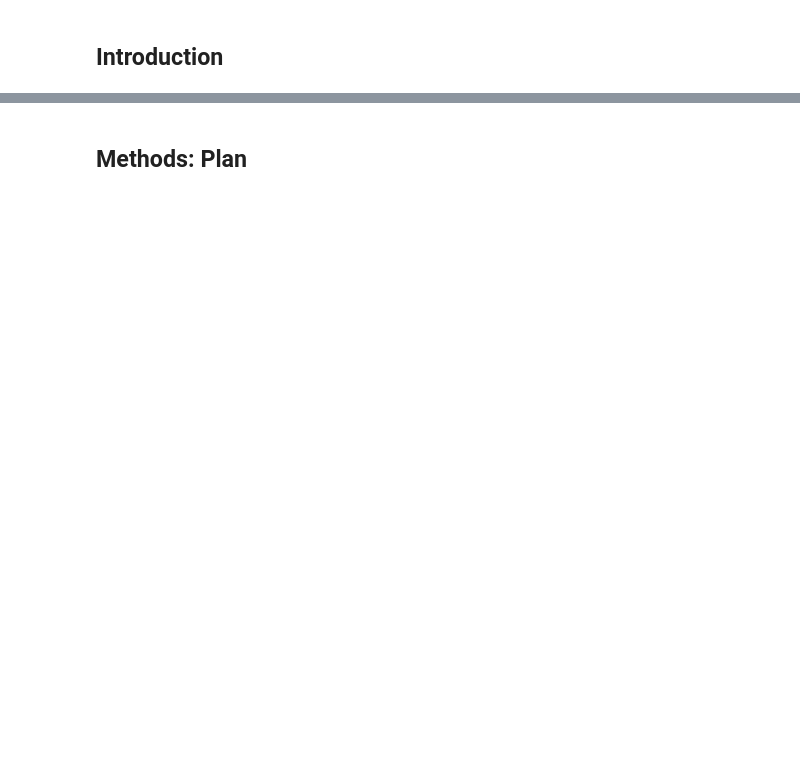
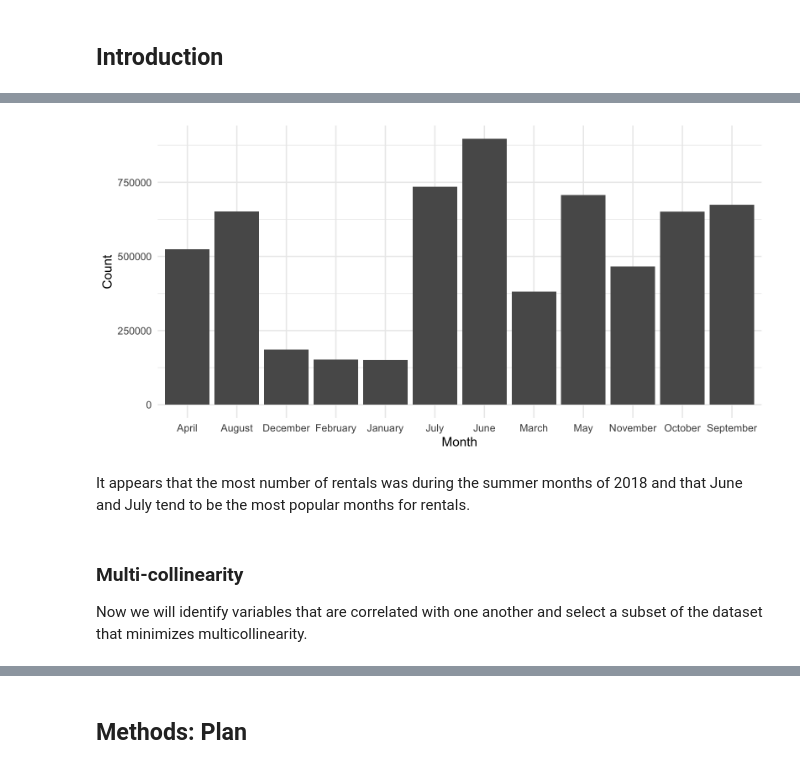
Before and after one commit to xiaohu1122/538A_project, a Jupyter notebook: 538A_project.ipynb, the cells around one changed output, grey strips where cells are left out. Drawn from its saved outputs; the diff is of its cells as text; code cells hidden in the pictures; blank space fills up the shorter version.

```diff
--- a/538A_project.ipynb
+++ b/538A_project.ipynb
@@ -39,0 +132,18 @@ A data.frame: 6 × 13
+# %%
+# Plot monthly counts
+options(repr.plot.width = 8, repr.plot.height = 4)
+
+bike %>%
+  ggplot(aes(month, count)) +
+  geom_col() +
+  ylab("Count") +
+  xlab("Month") +
+  theme_minimal() +
+  theme(legend.position = "none")
+# %% [output]
+[figure, added]
+# %% [markdown]
+It appears that the most number of rentals was during the summer months of 2018 and that June and July tend to be the most popular months for rentals.
+# %% [markdown]
+### Multi-collinearity
+Now we will identify variables that are correlated with one another and select a subset of the dataset that minimizes multicollinearity.
```
Also changed, not shown: parts of 22 cells of this notebook, 1 other file.
